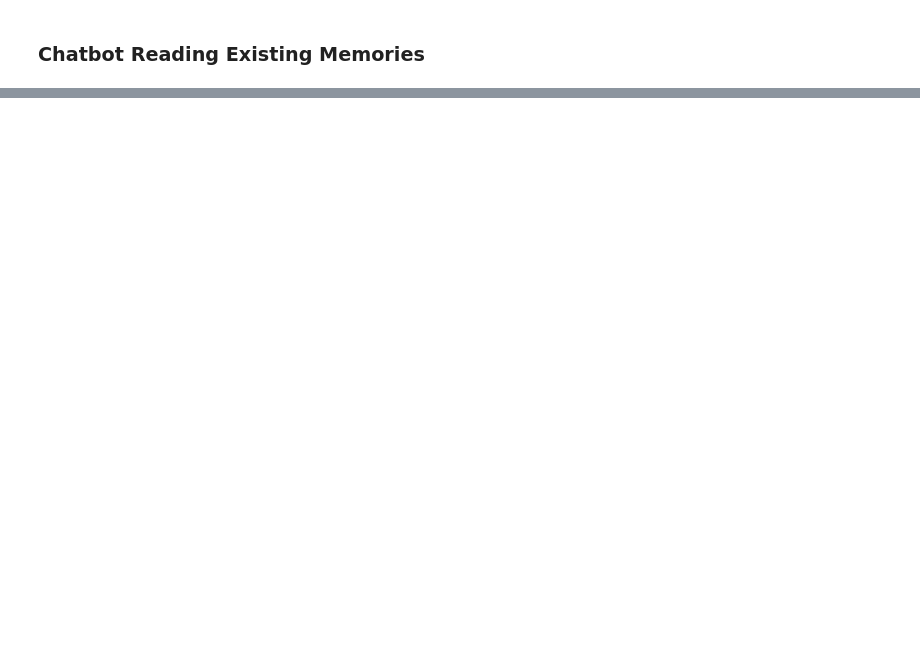
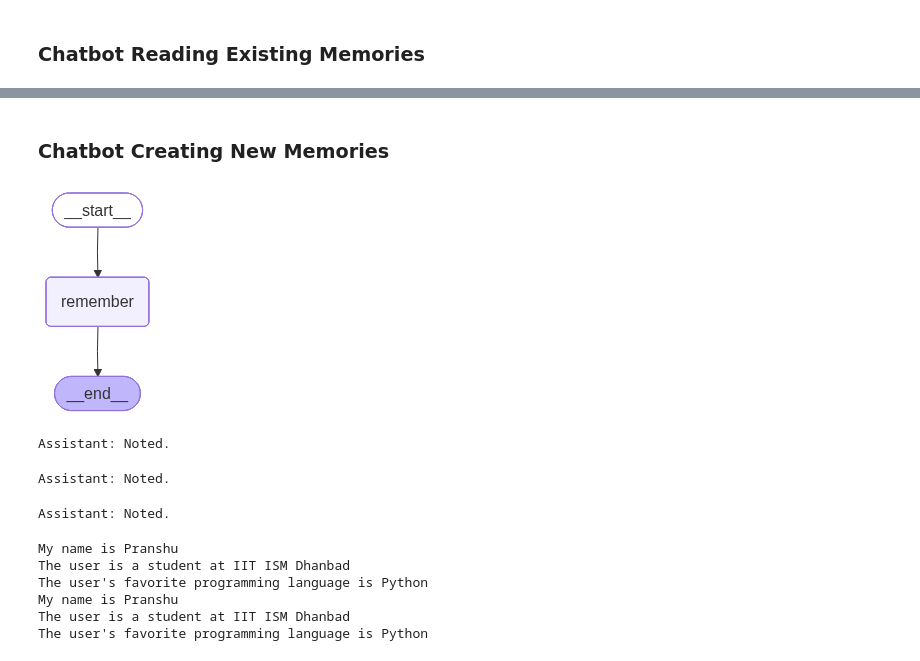
Before and after one commit to PranshuSama/LangGraph, a Jupyter notebook: memory_in_llm/7_ltm_implementation.ipynb, the cells around one changed output, grey strips where cells are left out. Drawn from its saved outputs; the diff is of its cells as text; code cells hidden in the pictures; blank space fills up the shorter version.

Commit message:
add memories feature but in ram

```diff
--- a/memory_in_llm/7_ltm_implementation.ipynb
+++ b/memory_in_llm/7_ltm_implementation.ipynb
@@ -62,0 +131,2 @@ SyntaxError: incomplete input (767907319.py, line 4)
+# %% [markdown]
+### Chatbot Creating New Memories
@@ -62,0 +147,16 @@ SyntaxError: incomplete input (767907319.py, line 4)
+# %%
+# ----------------------------
+# 1) LTM store
+# ----------------------------
+store = InMemoryStore()
+# %%
+# ----------------------------
+# 2) LLM that decides what to remember (structured output)
+# ----------------------------
+extractor_llm = ChatGroq(model="llama-3.3-70b-versatile", temperature=0)
+# %%
+class MemoryDecision(BaseModel):
+    should_write: bool = Field(description="Whether to store any memories")
+    memories: List[str] = Field(default_factory=list, description="Atomic user memories to store")
+# %%
+memory_extractor = extractor_llm.with_structured_output(MemoryDecision)
@@ -62,0 +201,43 @@ SyntaxError: incomplete input (767907319.py, line 4)
+# %%
+builder = StateGraph(MessagesState)
+builder.add_node("remember", remember_only_node)
+builder.add_edge(START, "remember")
+builder.add_edge("remember", END)
+
+graph = builder.compile(store=store)
+
+graph
+# %% [output]
+[figure, added]
+# %%
+# ----------------------------
+# 4) Demo
+# ----------------------------
+config = {"configurable": {"user_id": "u1"}}
+
+res = graph.invoke({"messages": [{"role": "user", "content": "Hi my name is Pranshu"}]},config)
+print("Assistant:", res["messages"][-1].content)
+# %% [output]
+Assistant: Noted.
+# %%
+res = graph.invoke({"messages": [{"role": "user", "content": "I'm a student at IIT ISM Dhanbad"}]},config)
+print("Assistant:", res["messages"][-1].content)
+# %% [output]
+Assistant: Noted.
+# %%
+res = graph.invoke({"messages": [{"role": "user", "content": "My favorite programming language is Python"}]},config)
+print("Assistant:", res["messages"][-1].content)
+# %% [output]
+Assistant: Noted.
+# %%
+items = store.search(("user", "u1", "details"))
+
+for item in items:
+    print(item.value['data'])
+# %% [output]
+My name is Pranshu
+The user is a student at IIT ISM Dhanbad
+The user's favorite programming language is Python
+My name is Pranshu
+The user is a student at IIT ISM Dhanbad
+The user's favorite programming language is Python
```
Also changed, not shown: parts of 41 cells of this notebook.
